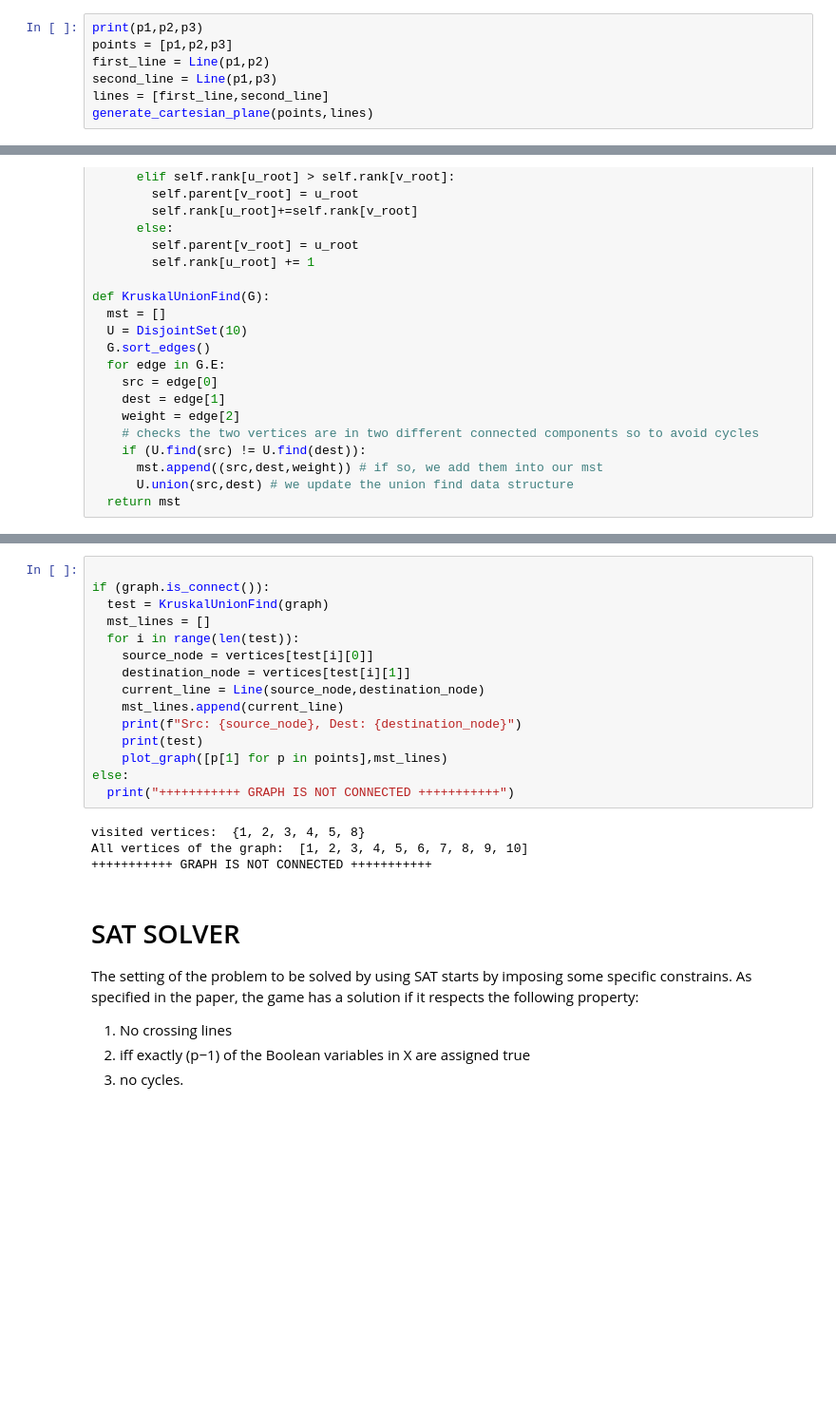
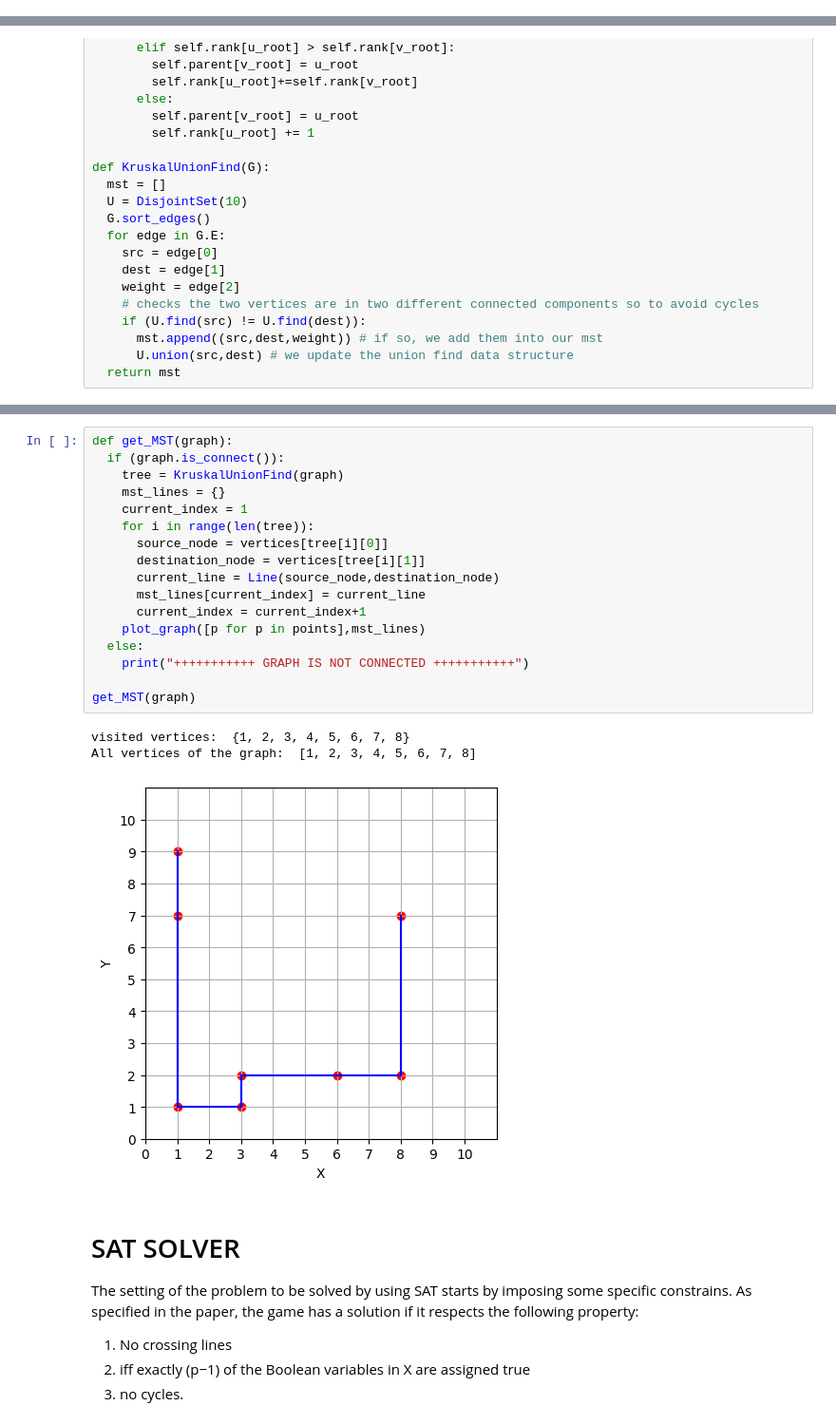
Before and after one commit to saso-gatto/Yashi-Game, a Jupyter notebook: KN_YashiGame.ipynb, the cells around one changed output, grey strips where cells are left out. Shown at 95% size. Cells and saved outputs as stored; diff of their text form; blank space fills up the shorter version.

Commit message:
Sistemazione del codice in funzioni: initialize_graph, get_MST, aggiunta del solver e soluzione primo punto

```diff
--- a/KN_YashiGame.ipynb
+++ b/KN_YashiGame.ipynb
@@ -181,7 +111,0 @@ def generate_cartesian_plane(points,lines):
-# %%
-print(p1,p2,p3)
-points = [p1,p2,p3]
-first_line = Line(p1,p2)
-second_line = Line(p1,p3)
-lines = [first_line,second_line]
-generate_cartesian_plane(points,lines)
@@ -536,24 +461,26 @@ dict_keys([1, 2, 3, 4, 6, 7, 9])
 (8,7) ----- (8,2)
 (2,5) ----- (9,5)
 # %%
+def get_MST(graph):
+  if (graph.is_connect()):
+    tree = KruskalUnionFind(graph)
+    mst_lines = {}
+    current_index = 1
+    for i in range(len(tree)):
+      source_node = vertices[tree[i][0]]
+      destination_node = vertices[tree[i][1]]
+      current_line = Line(source_node,destination_node)
+      mst_lines[current_index] = current_line
+      current_index = current_index+1
+    plot_graph([p for p in points],mst_lines)
+  else:
+    print("+++++++++++ GRAPH IS NOT CONNECTED +++++++++++")
 
-if (graph.is_connect()):
-  test = KruskalUnionFind(graph)
-  mst_lines = []
-  for i in range(len(test)):
-    source_node = vertices[test[i][0]]
-    destination_node = vertices[test[i][1]]
-    current_line = Line(source_node,destination_node)
-    mst_lines.append(current_line)
-    print(f"Src: {source_node}, Dest: {destination_node}")
-    print(test)
-    plot_graph([p[1] for p in points],mst_lines)
-else:
-  print("+++++++++++ GRAPH IS NOT CONNECTED +++++++++++")
+get_MST(graph)
 # %% [output]
-visited vertices:  {1, 2, 3, 4, 5, 8}
-All vertices of the graph:  [1, 2, 3, 4, 5, 6, 7, 8, 9, 10]
-+++++++++++ GRAPH IS NOT CONNECTED +++++++++++
+visited vertices:  {1, 2, 3, 4, 5, 6, 7, 8}
+All vertices of the graph:  [1, 2, 3, 4, 5, 6, 7, 8]
+[figure, added]
 # %% [markdown]
 # SAT SOLVER
 
```
Also changed, not shown: parts of 27 cells of this notebook.
